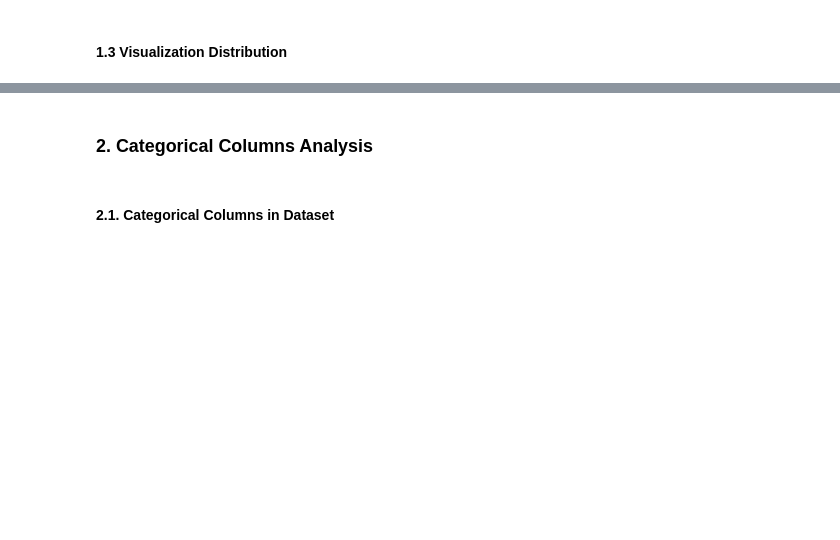
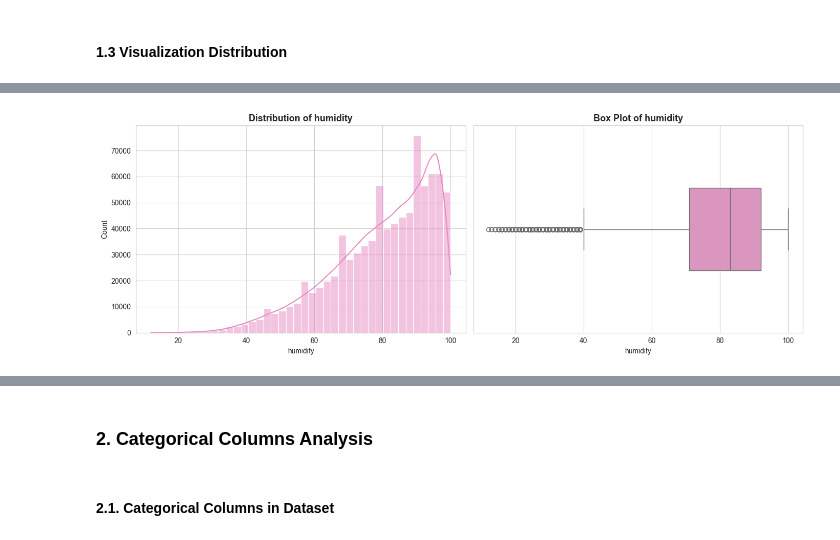
Before and after one commit to TrNguyenMQuan/VietNam_PM2.5_Forecasting, a Jupyter notebook: notebooks/data_exploration.ipynb, the cells around one changed output, grey strips where cells are left out. Cells and saved outputs as stored; diff of their text form; code cells hidden in the pictures; blank space fills up the shorter version.

```diff
--- a/notebooks/data_exploration.ipynb
+++ b/notebooks/data_exploration.ipynb
@@ -392,0 +566,4 @@ dtype: object
+# %%
+plot_numerical_distribution_and_boxplot(numeric_cols[3], 3)
+# %% [output]
+[figure, added]
```
Also changed, not shown: parts of 84 cells of this notebook, 3 other files.
